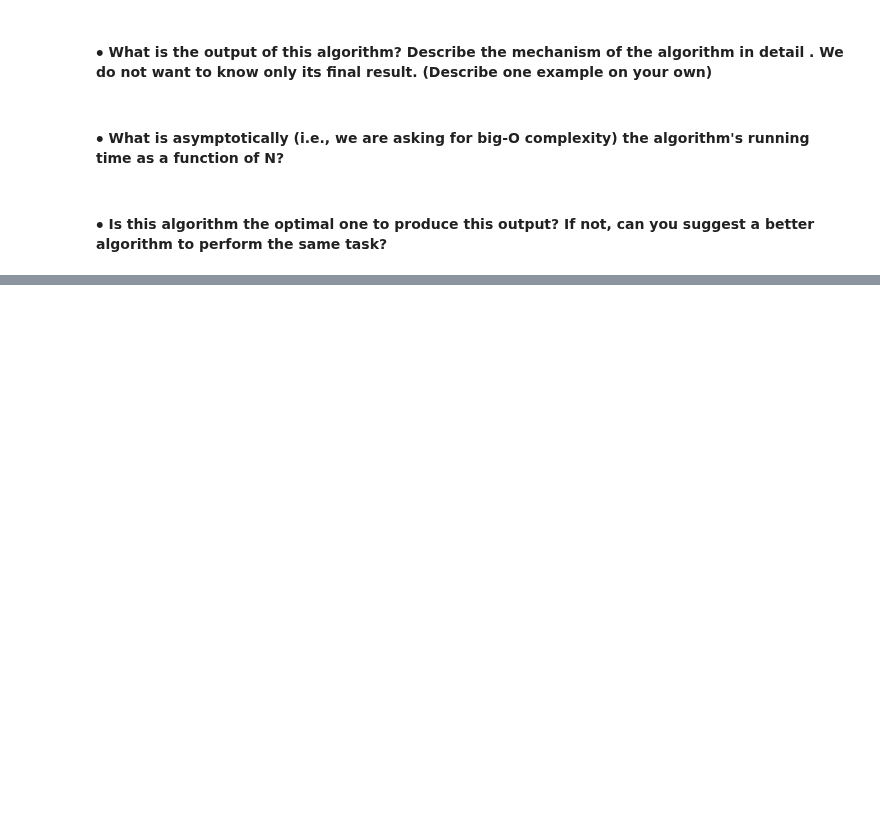
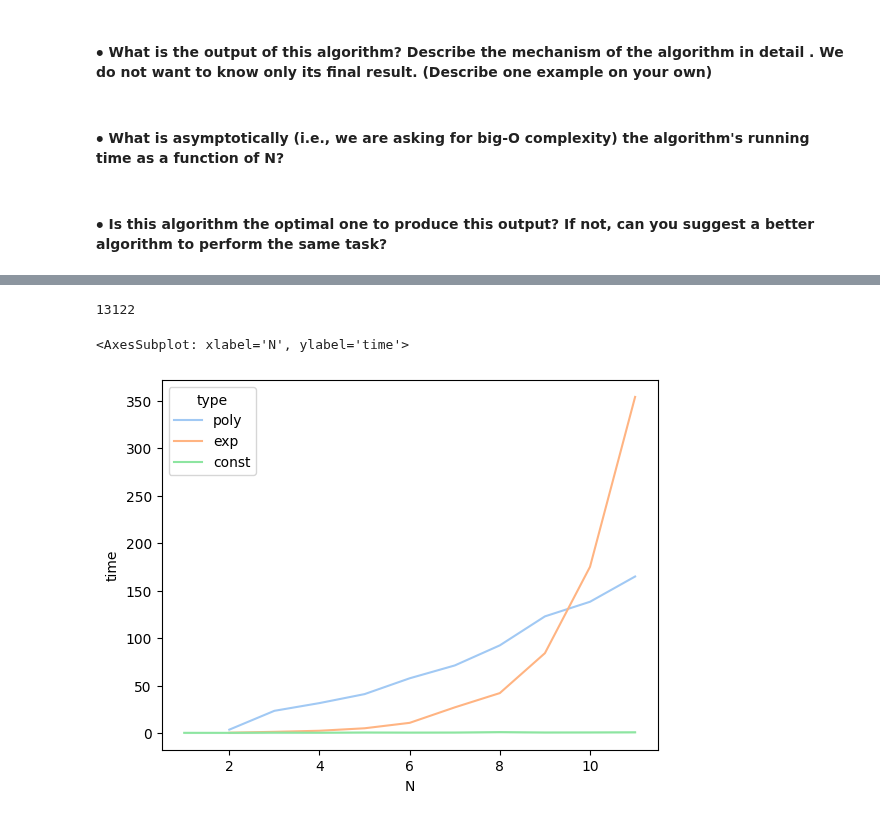
Before and after one commit to Prot10/ADM_HW_2, a Jupyter notebook: general.ipynb, the cells around one changed output, grey strips where cells are left out. Drawn from its saved outputs; the diff is of its cells as text; code cells hidden in the pictures; blank space fills up the shorter version.

```diff
--- a/general.ipynb
+++ b/general.ipynb
@@ -684,0 +771,25 @@ Output "\n"
+# %%
+def ribbon_cut_const(N):
+    if N <= 3:
+        return N
+    if N % 3 == 0:
+        return 3** (N // 3)
+    if N % 3 == 1:
+        return 4 * 3** ((N-4)//3)
+    if N % 3 == 2:
+        return 3**(N//3) * 2
+
+ribbon_cut_const(26)
+# %% [output]
+13122
+# %%
+for i in range(1,N_RANGE):
+    performance['N'].append(i)
+    performance['time'].append(timeit(lambda: ribbon_cut_const(i), number=1000) * 10**3)
+    performance['type'].append('const')
+
+cut_performance = pd.DataFrame.from_dict(performance)
+sns.lineplot(data=cut_performance,x='N', y='time', hue='type', palette='pastel')
+# %% [output]
+<AxesSubplot: xlabel='N', ylabel='time'>
+[figure, added]
```
Also changed, not shown: parts of 25 cells of this notebook, 1 other file.
